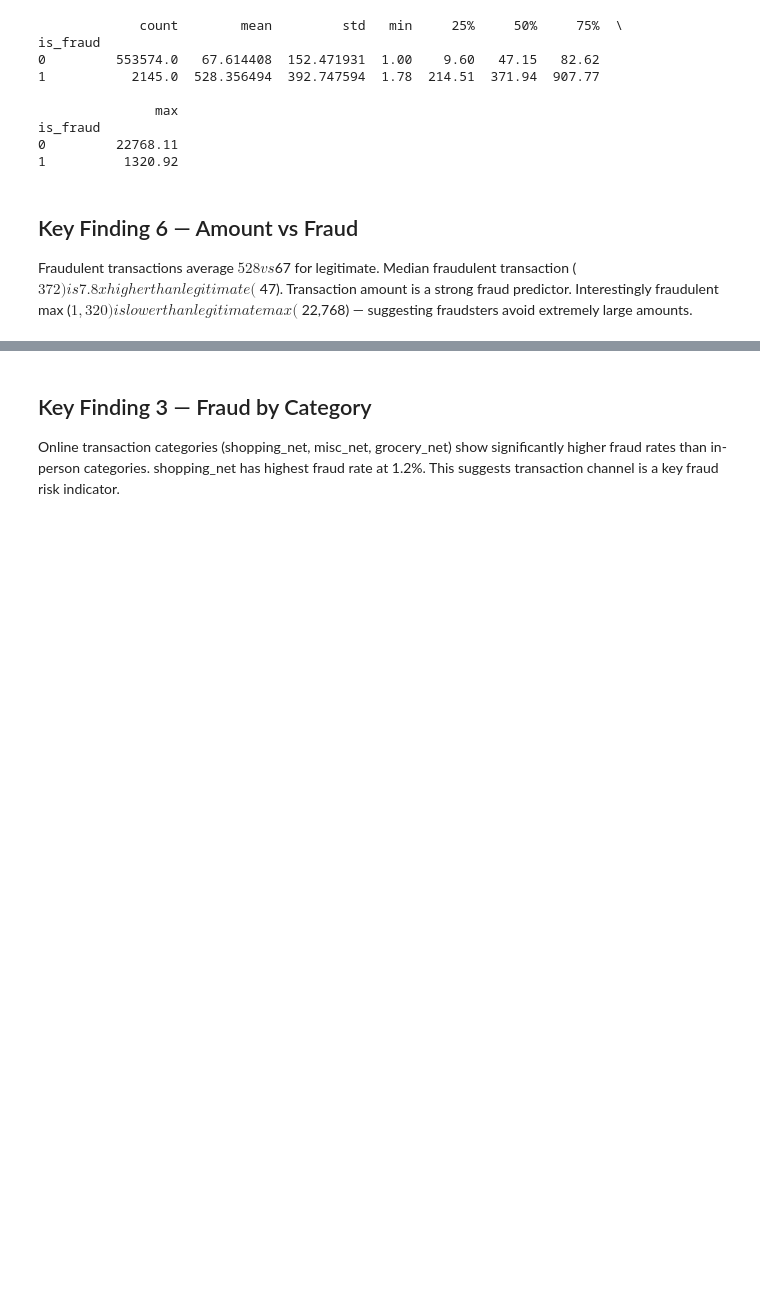
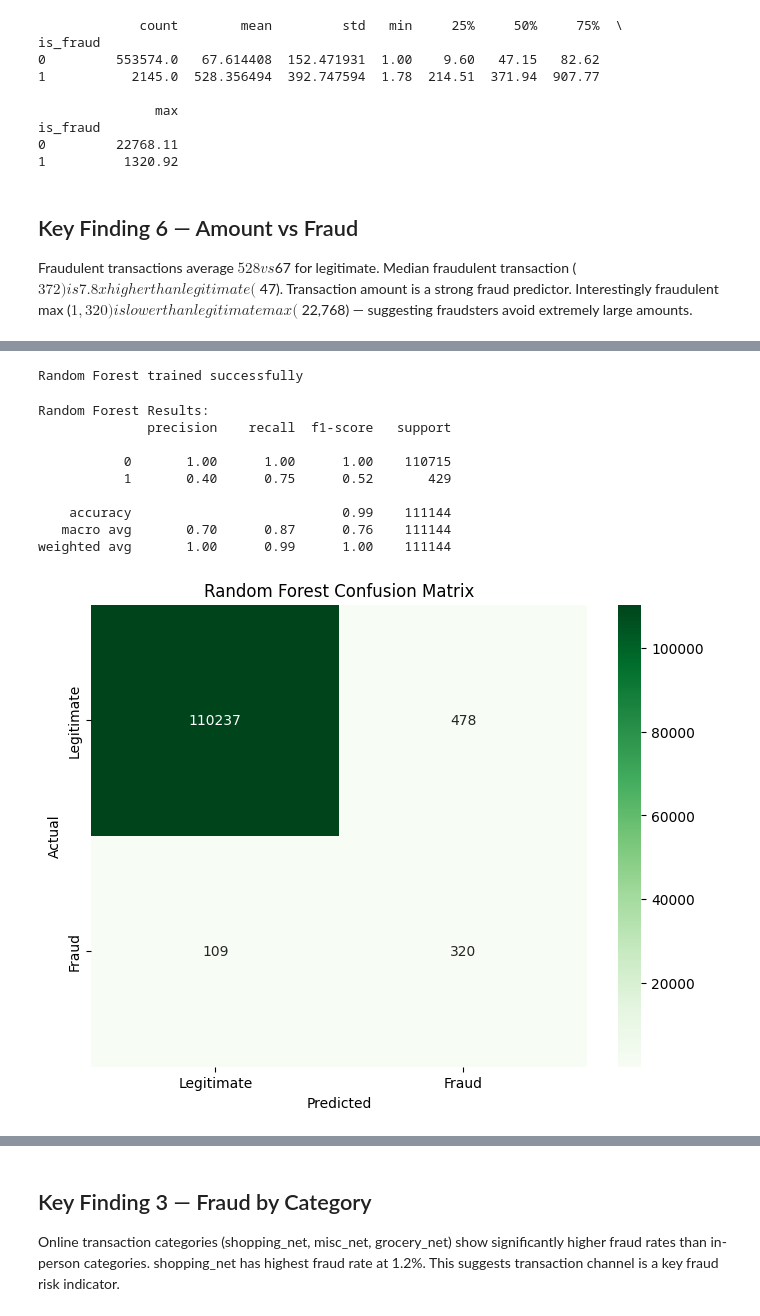
Before and after one commit to ady234/fraud-detection, a Jupyter notebook: fraud detection.ipynb, the cells around one changed output, grey strips where cells are left out. Saved outputs shown, nothing was run; the diff lists cells and outputs as text; code cells hidden in the pictures; blank space fills up the shorter version.

```diff
--- a/fraud detection.ipynb
+++ b/fraud detection.ipynb
@@ -154,0 +307,37 @@ Interestingly fraudulent max ($1,320) is lower than legitimate max
+# %%
+from sklearn.ensemble import RandomForestClassifier
+
+rf_model = RandomForestClassifier(n_estimators=100,
+                                   random_state=42,
+                                   n_jobs=-1)
+rf_model.fit(X_train_scaled, y_train_resampled)
+
+print("Random Forest trained successfully")
+# %% [output]
+Random Forest trained successfully
+# %%
+y_pred_rf = rf_model.predict(X_test_scaled)
+
+print("Random Forest Results:")
+print(classification_report(y_test, y_pred_rf))
+
+cm_rf = confusion_matrix(y_test, y_pred_rf)
+plt.figure(figsize=(8,6))
+sns.heatmap(cm_rf, annot=True, fmt='d', cmap='Greens',
+            xticklabels=['Legitimate', 'Fraud'],
+            yticklabels=['Legitimate', 'Fraud'])
+plt.title('Random Forest Confusion Matrix')
+plt.ylabel('Actual')
+plt.xlabel('Predicted')
+plt.show()
+# %% [output]
+Random Forest Results:
+              precision    recall  f1-score   support
+
+           0       1.00      1.00      1.00    110715
+           1       0.40      0.75      0.52       429
+
+    accuracy                           0.99    111144
+   macro avg       0.70      0.87      0.76    111144
+weighted avg       1.00      0.99      1.00    111144
+[figure, added]
```
Also changed, not shown: parts of 15 cells of this notebook.
